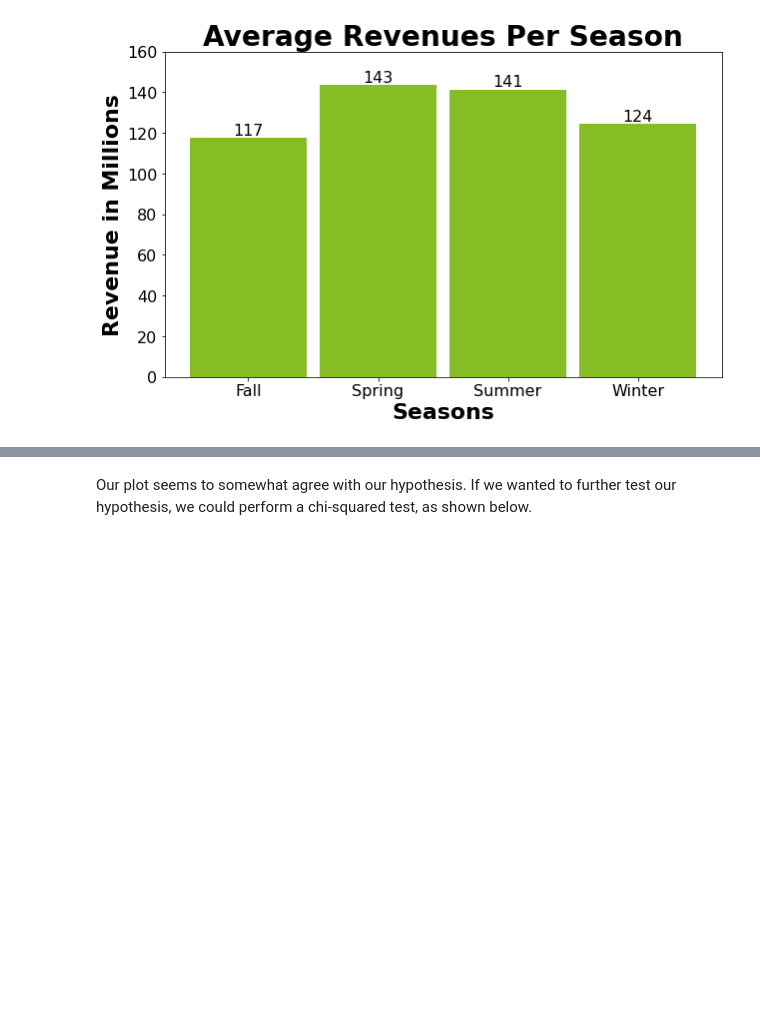
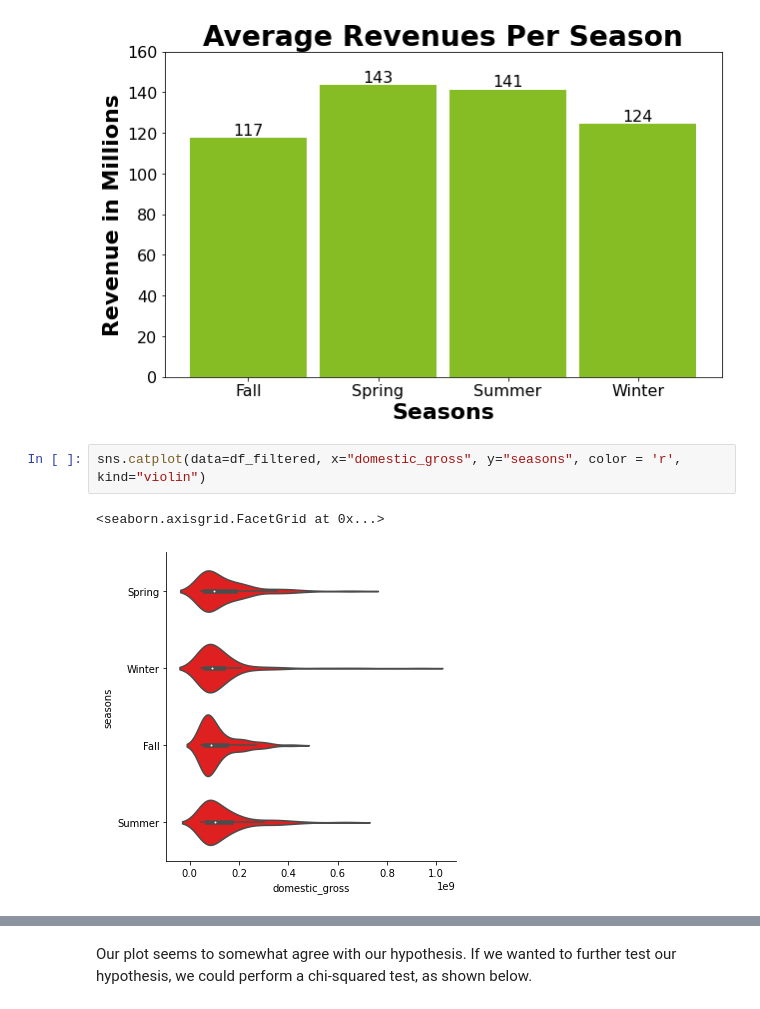
Before and after one commit to harte3/Flatiron-Capstone-Group-2, a Jupyter notebook: Final Notebook.ipynb, the cells around one changed output, grey strips where cells are left out. Cells and saved outputs as stored; diff of their text form; blank space fills up the shorter version.

```diff
--- a/Final Notebook.ipynb
+++ b/Final Notebook.ipynb
@@ -602,3 +606,8 @@ for index, value in enumerate(rev_per_mil.astype(int)):
 plt.show()
 # %% [output]
 [figure]
+# %%
+sns.catplot(data=df_filtered, x="domestic_gross", y="seasons", color = 'r', kind="violin")
+# %% [output]
+<seaborn.axisgrid.FacetGrid at 0x...>
+[figure, added]
```
Also changed, not shown: parts of 22 cells of this notebook.
